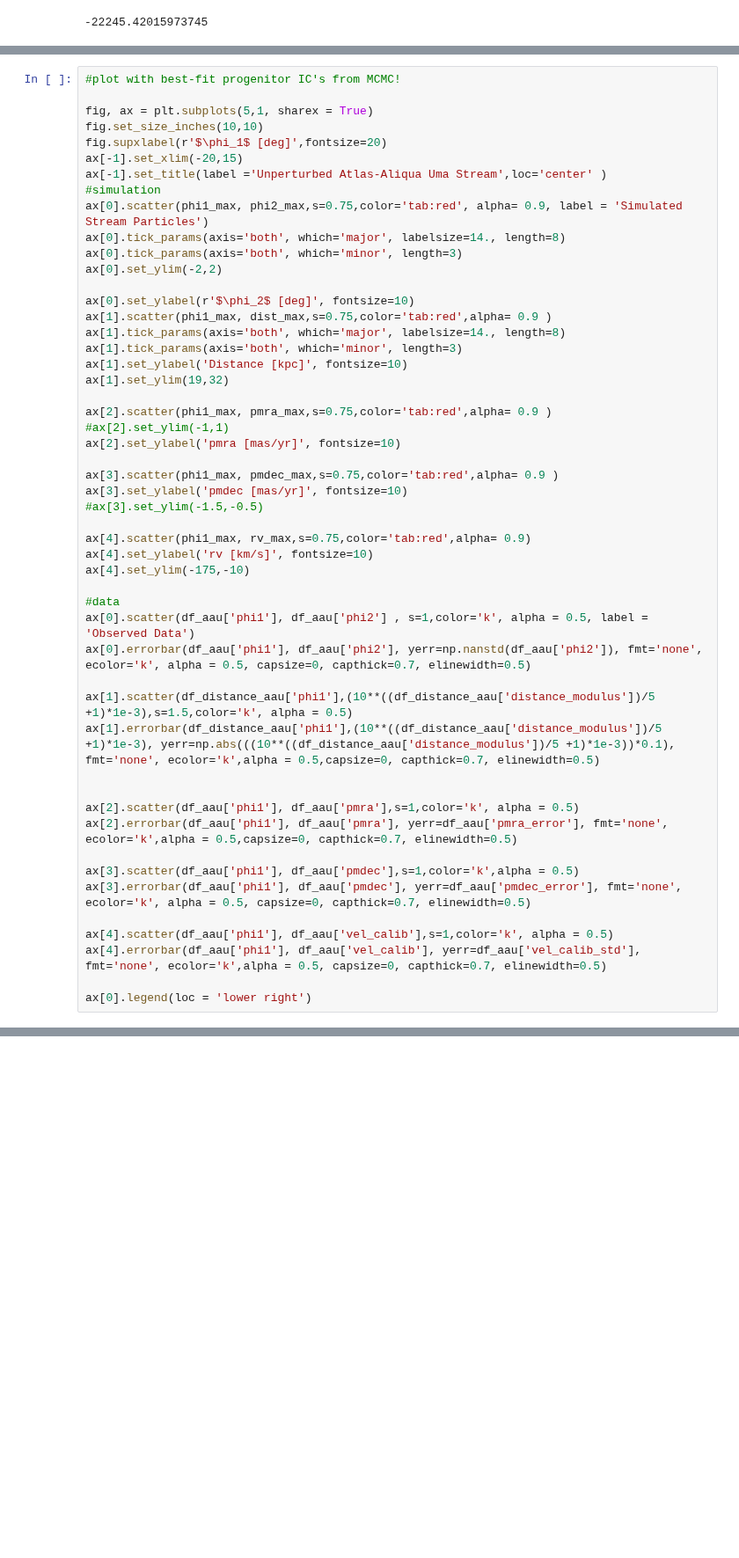
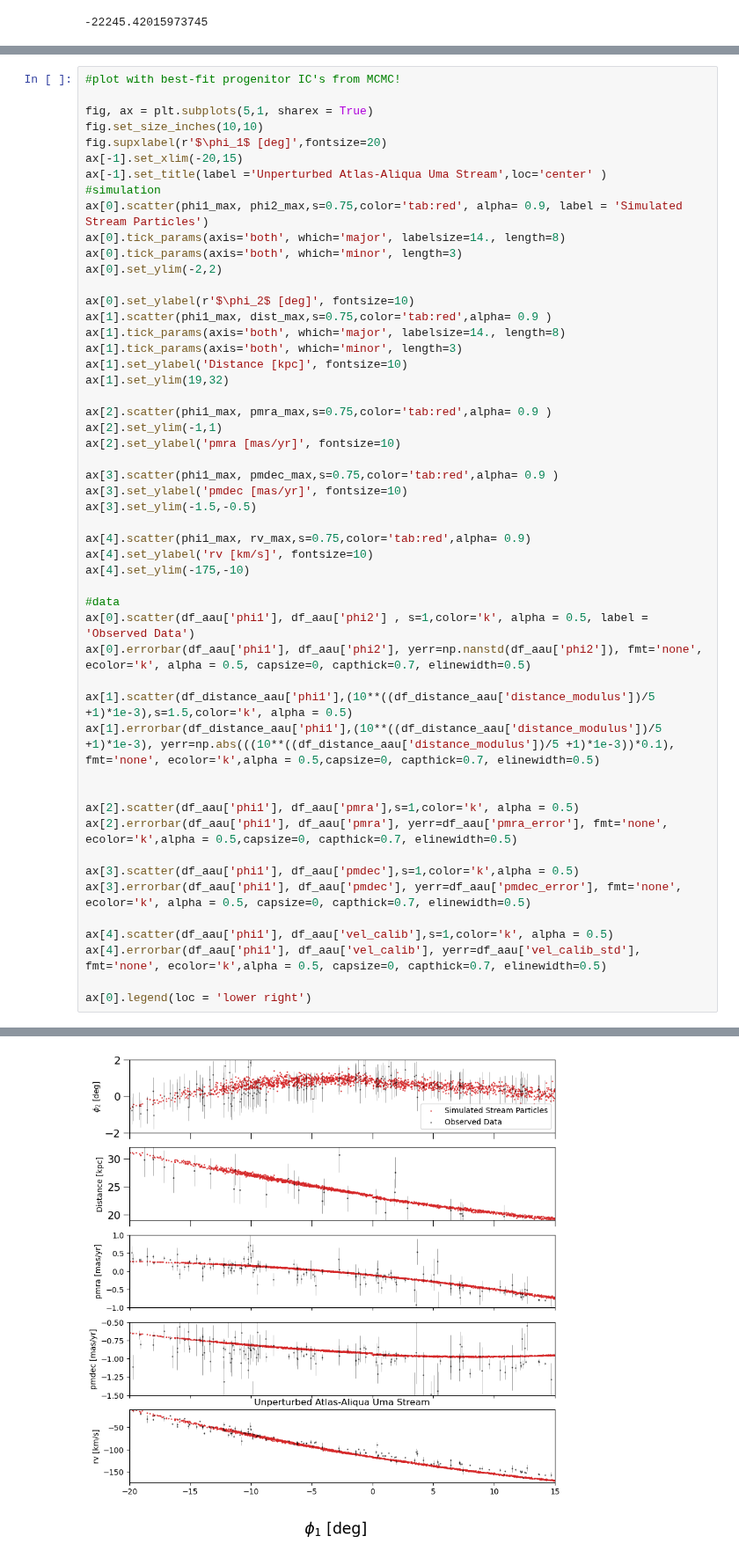
Before and after one commit to shriy-stars/mw_gpotential_streams, a Jupyter notebook: notebooks/ella_fit_2026.ipynb, the cells around one changed output, grey strips where cells are left out. Shown at 88% size. Saved outputs shown, nothing was run; the diff lists cells and outputs as text; blank space fills up the shorter version.

```diff
--- a/notebooks/ella_fit_2026.ipynb
+++ b/notebooks/ella_fit_2026.ipynb
@@ -299,12 +314,12 @@ ax[1].set_ylabel('Distance [kpc]', fontsize=10)
 ax[1].set_ylim(19,32)
 
 ax[2].scatter(phi1_max, pmra_max,s=0.75,color='tab:red',alpha= 0.9 )
-#ax[2].set_ylim(-1,1)
+ax[2].set_ylim(-1,1)
 ax[2].set_ylabel('pmra [mas/yr]', fontsize=10)
 
 ax[3].scatter(phi1_max, pmdec_max,s=0.75,color='tab:red',alpha= 0.9 )
 ax[3].set_ylabel('pmdec [mas/yr]', fontsize=10)
-#ax[3].set_ylim(-1.5,-0.5)
+ax[3].set_ylim(-1.5,-0.5)
 
 ax[4].scatter(phi1_max, rv_max,s=0.75,color='tab:red',alpha= 0.9)
 ax[4].set_ylabel('rv [km/s]', fontsize=10)
@@ -328,3 +343,4 @@ ax[4].scatter(df_aau['phi1'], df_aau['vel_calib'],s=1,color='k', alpha = 0.5)
 ax[4].errorbar(df_aau['phi1'], df_aau['vel_calib'], yerr=df_aau['vel_calib_std'], fmt='none', ecolor='k',alpha = 0.5, capsize=0, capthick=0.7, elinewidth=0.5)
 
 ax[0].legend(loc = 'lower right')
+# %% [output]
@@ -330,0 +348 @@ ax[0].legend(loc = 'lower right')
+[figure, added]
```
Also changed, not shown: parts of 12 cells of this notebook.
